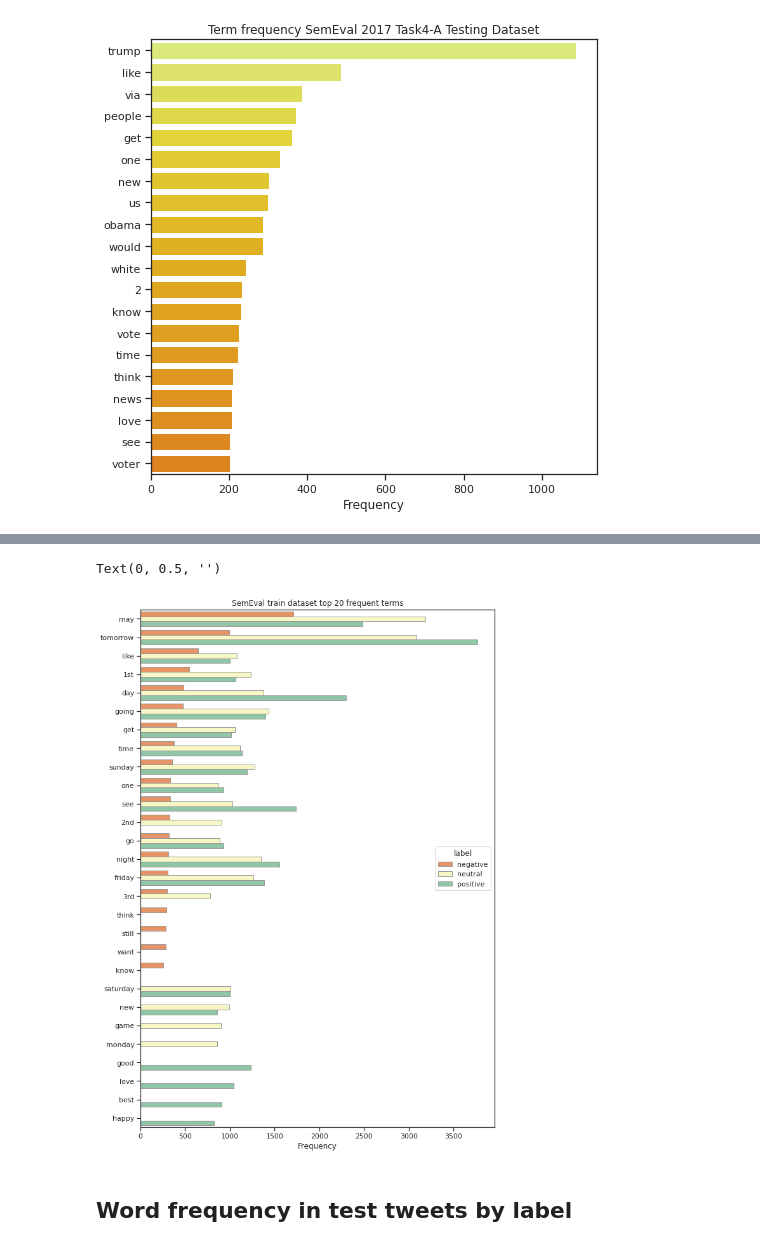
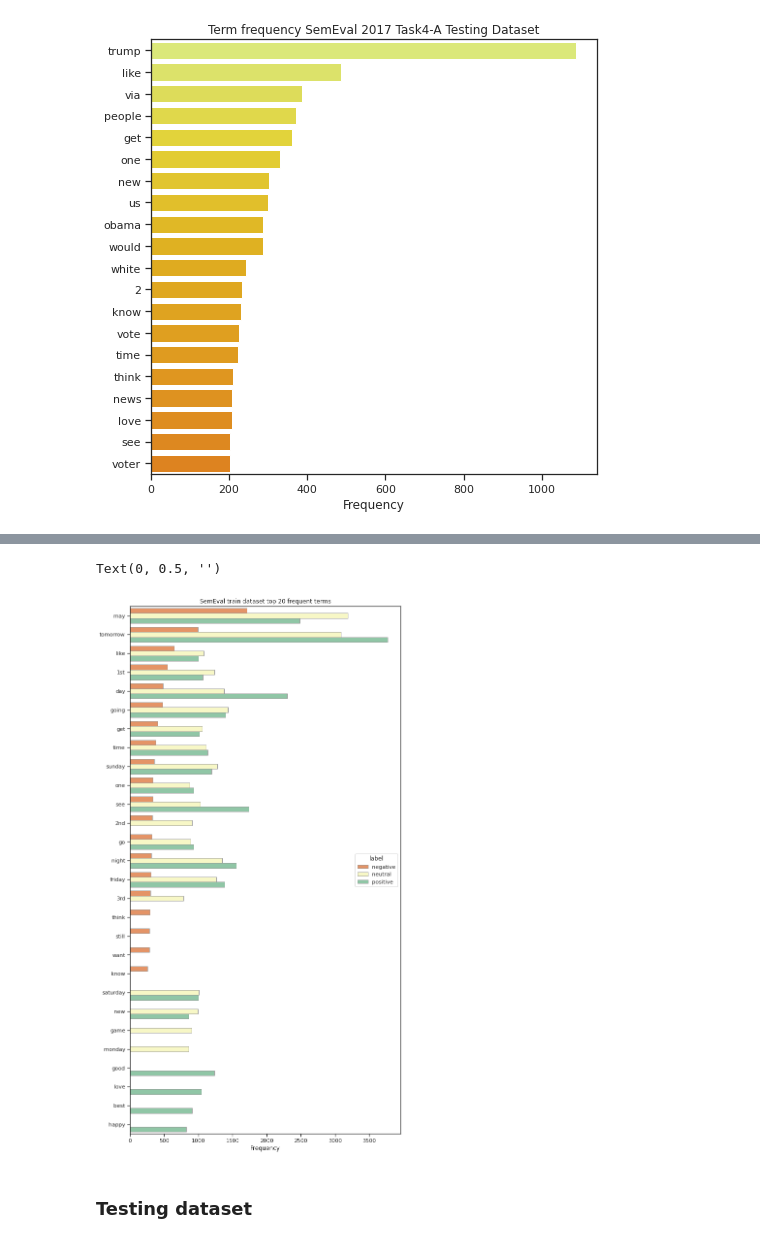
Before and after one commit to rafaelmag110/bert-twitter, a Jupyter notebook: Notebooks/SemEval_EDA.ipynb, the cells around one changed output, grey strips where cells are left out. Saved outputs shown, nothing was run; the diff lists cells and outputs as text; code cells hidden in the pictures.

```diff
--- a/Notebooks/SemEval_EDA.ipynb
+++ b/Notebooks/SemEval_EDA.ipynb
@@ -396,17 +260,17 @@ frames = [negative_df, neutral_df, positive_df]
 
 train_term_frequency_data = pd.concat(frames)
 # %%
-f = plt.figure(figsize=(10, 15))
+f = plt.figure(figsize=(10, 20))
 
 plt.title('SemEval train dataset top 20 frequent terms')
 sns.barplot(x="frequency" ,y="term", hue="label",
             palette="Spectral", edgecolor=".6",
             data=train_term_frequency_data)
 plt.xlabel('Frequency')
 plt.ylabel('')
 # %% [output]
 Text(0, 0.5, '')
-[figure, old version]
+[figure, new version]
-# %% [markdown]
-## Word frequency in test tweets by label
+# %% [markdown]
+### Testing dataset
 # %% [markdown]
```
Also changed, not shown: parts of 40 cells of this notebook.
